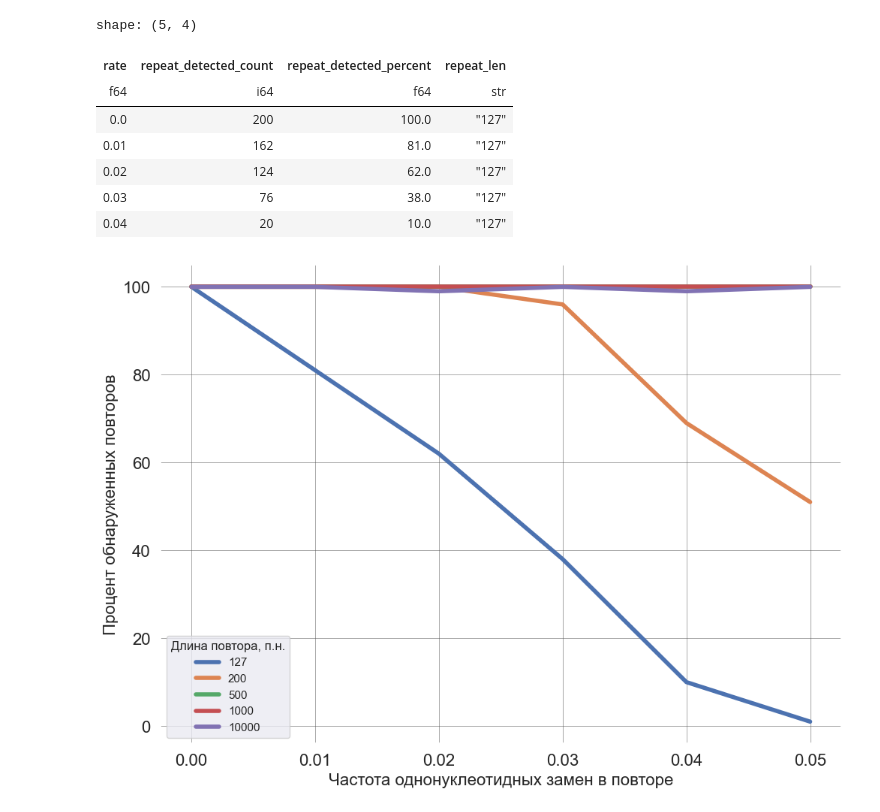
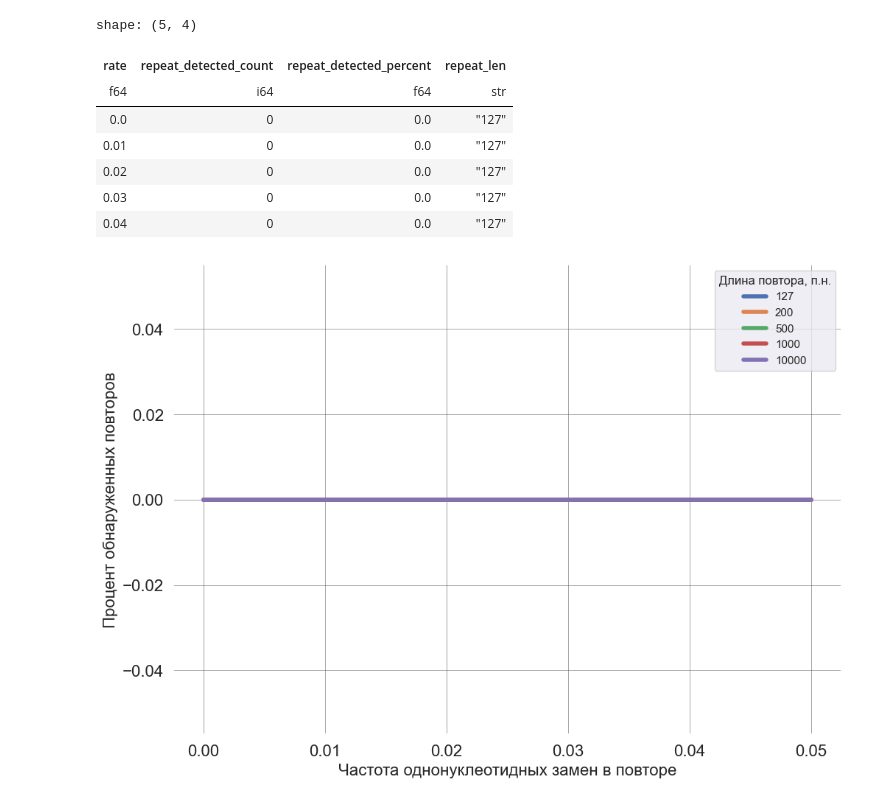
Before and after one commit to masikol/reverlor, a Jupyter notebook: param_selection/test_repeat_detection/tyk_ipynb/explore_basic_recall.ipynb, the cells around one changed output. Saved outputs shown, nothing was run; the diff lists cells and outputs as text; code cells hidden in the pictures.

Commit message:
add RepeatScout mode to test_repeat_detection

```diff
--- a/param_selection/test_repeat_detection/tyk_ipynb/explore_basic_recall.ipynb
+++ b/param_selection/test_repeat_detection/tyk_ipynb/explore_basic_recall.ipynb
@@ -4,7 +4,7 @@ import polars as pl
 import seaborn as sns
 import matplotlib.pyplot as plt
 # %%
-infpath = '/mnt/data/Max/repos/reverlor/param_selection/test_repeat_detection/data/find_repeats_results/merged.tsv'
+infpath = '/mnt/data/Max/repos/reverlor/param_selection/test_repeat_detection/workdir_repeatscout/find_repeats_results/merged.tsv'
 # %%
 df = pl.read_csv(infpath, separator='\t')
 # %%
@@ -390,39 +404,33 @@ all_summary_df.head()
 shape: (5, 4)
 | rate | repeat_detected_count | repeat_detected_percent | repeat_len |
 | f64 | i64 | f64 | str |
-| 0.0 | 200 | 100.0 | "127" |
-| 0.01 | 162 | 81.0 | "127" |
-| 0.02 | 124 | 62.0 | "127" |
-| 0.03 | 76 | 38.0 | "127" |
-| 0.04 | 20 | 10.0 | "127" |
+| 0.0 | 0 | 0.0 | "127" |
+| 0.01 | 0 | 0.0 | "127" |
+| 0.02 | 0 | 0.0 | "127" |
+| 0.03 | 0 | 0.0 | "127" |
+| 0.04 | 0 | 0.0 | "127" |
 # %%
 sns.set_theme(rc={'figure.figsize':(11.7,8.27)})
 
 ax = sns.lineplot(
     all_summary_df,
     x='rate',
     y='repeat_detected_percent',
     hue='repeat_len',
     linewidth=4.0
 )
 
 ax.set_xlabel('Частота однонуклеотидных замен в повторе', fontsize=16)
 ax.set_ylabel('Процент обнаруженных повторов', fontsize=16)
 
 plt.legend(title='Длина повтора, п.н.')
 
 plt.xticks(fontsize=16)
 plt.yticks(fontsize=16)
 
 ax.grid(True, color='#505050', linestyle='-', linewidth=0.5, alpha=0.7)
 ax.set_facecolor('#ffffff')
 
 plt.show(ax)
-
-ax.figure.savefig(
-    '/home/cager-max/Dropbox/tmp/conf_2026_inmi/theses_sikolenko/img/repeat_detection_plot.png',
-    bbox_inches='tight',
-    pad_inches=0.2
-)
 # %% [output]
-[figure, old version]
+[figure, new version]
```
Also changed, not shown: parts of 25 cells of this notebook, 6 other files.
